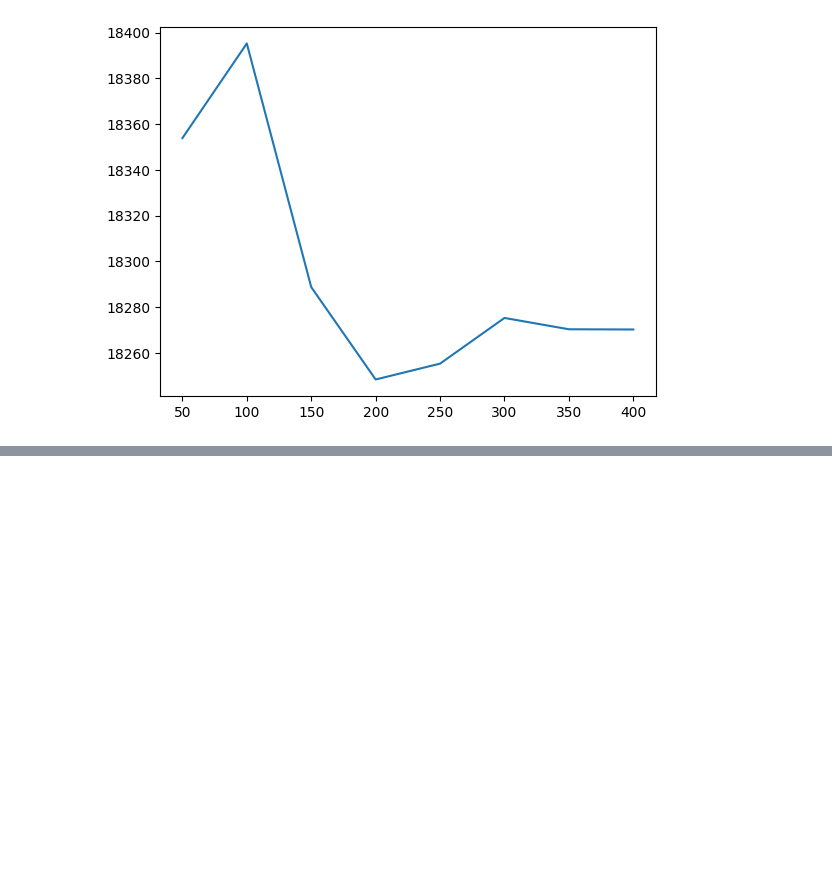
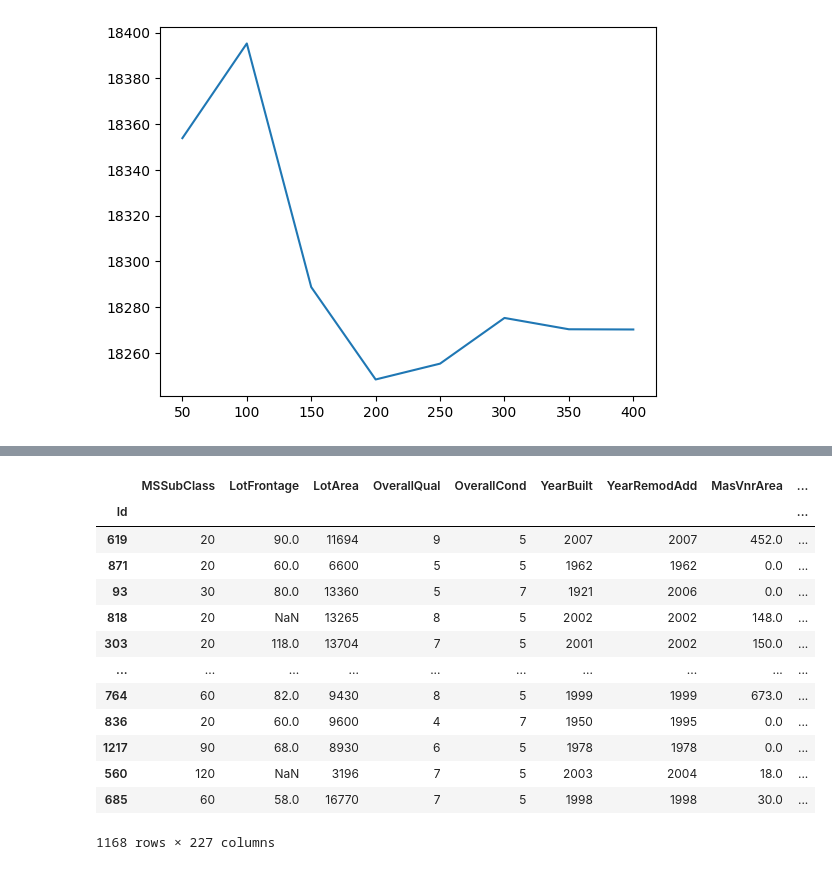
Before and after one commit to Samin005/Kaggle-Projects, a Jupyter notebook: Housing Prices/Intermediate ML/Version 1.ipynb, the cells around one changed output, grey strips where cells are left out. Cells and saved outputs as stored; diff of their text form; code cells hidden in the pictures; blank space fills up the shorter version.

```diff
--- a/Housing Prices/Intermediate ML/Version 1.ipynb
+++ b/Housing Prices/Intermediate ML/Version 1.ipynb
@@ -646,0 +706,23 @@ n_estimators_best = [x for x in results.keys() if results[x] == min(results.valu
+# %%
+# One-hot encode the data (to shorten the code, we use pandas)
+X_train = pd.get_dummies(X_train)
+X_valid = pd.get_dummies(X_valid)
+X_test = pd.get_dummies(X_test)
+X_train, X_valid = X_train.align(X_valid, join='left', axis=1)
+X_train, X_test = X_train.align(X_test, join='left', axis=1)
+X_train
+# %% [output]
+|  | MSSubClass | LotFrontage | LotArea | OverallQual | OverallCond | YearBuilt | YearRemodAdd | MasVnrArea | ... |
+| Id |  |  |  |  |  |  |  |  | ... |
+| 619 | 20 | 90.0 | 11694 | 9 | 5 | 2007 | 2007 | 452.0 | ... |
+| 871 | 20 | 60.0 | 6600 | 5 | 5 | 1962 | 1962 | 0.0 | ... |
+| 93 | 30 | 80.0 | 13360 | 5 | 7 | 1921 | 2006 | 0.0 | ... |
+| 818 | 20 | NaN | 13265 | 8 | 5 | 2002 | 2002 | 148.0 | ... |
+| 303 | 20 | 118.0 | 13704 | 7 | 5 | 2001 | 2002 | 150.0 | ... |
+| ... | ... | ... | ... | ... | ... | ... | ... | ... | ... |
+| 764 | 60 | 82.0 | 9430 | 8 | 5 | 1999 | 1999 | 673.0 | ... |
+| 836 | 20 | 60.0 | 9600 | 4 | 7 | 1950 | 1995 | 0.0 | ... |
+| 1217 | 90 | 68.0 | 8930 | 6 | 5 | 1978 | 1978 | 0.0 | ... |
+| 560 | 120 | NaN | 3196 | 7 | 5 | 2003 | 2004 | 18.0 | ... |
+| 685 | 60 | 58.0 | 16770 | 7 | 5 | 1998 | 1998 | 30.0 | ... |
+1168 rows × 227 columns
```
Also changed, not shown: parts of 14 cells of this notebook, 3 other files.
